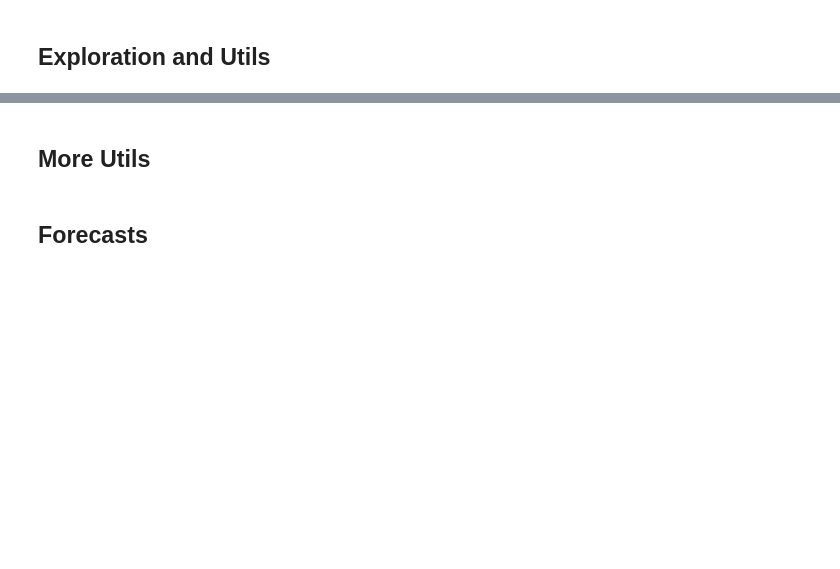
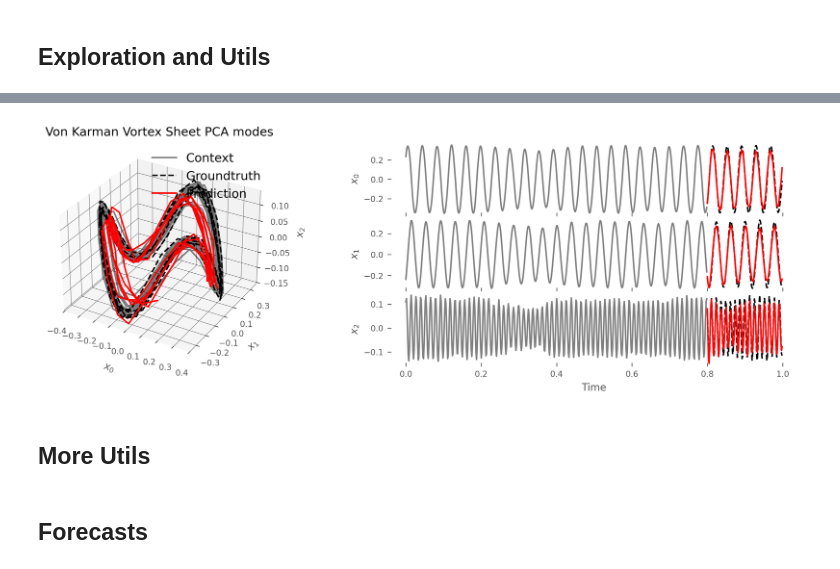
Before and after one commit to abao1999/panda, a Jupyter notebook: notebooks/vonkarman.ipynb, the cells around one changed output, grey strips where cells are left out. Cells and saved outputs as stored; diff of their text form; code cells hidden in the pictures; blank space fills up the shorter version.

```diff
--- a/notebooks/vonkarman.ipynb
+++ b/notebooks/vonkarman.ipynb
@@ -36,7 +35,7 @@ run_name = "pft_chattn_emb_w_poly-0"
 
 pft_model = PatchTSTPipeline.from_pretrained(
     mode="predict",
-    pretrain_path=f"/stor/work/AMDG_Gilpin_Summer2024/checkpoints/{run_name}/checkpoint-final",
+    pretrain_path=f"/stor/work/Gilpin/checkpoints/{run_name}/checkpoint-final",
     device_map="cuda:2",
 )
 # %%
@@ -140,19 +150,20 @@ plt.colorbar(shrink=0.5);
 # %%
 start = 2048  # ignore transient
 stride = 1
 subsampled_pca_coeffs = X_ts[start::stride, :]
-stand_subsampled_pca_coeffs = safe_standardize(subsampled_pca_coeffs, axis=0)
 
 predictions = plot_model_prediction(
     pft_model,
-    stand_subsampled_pca_coeffs.T,
+    subsampled_pca_coeffs.T,
     context_length=512,
     prediction_length=128,
     limit_prediction_length=False,
     sliding_context=True,
     title="Von Karman Vortex Sheet PCA modes",
     indices=[0, 1, 2],
 )
+# %% [output]
+[figure, added]
 # %% [markdown]
 ## More Utils
 # %%
```
Also changed, not shown: parts of 8 cells of this notebook, 7 other files.
